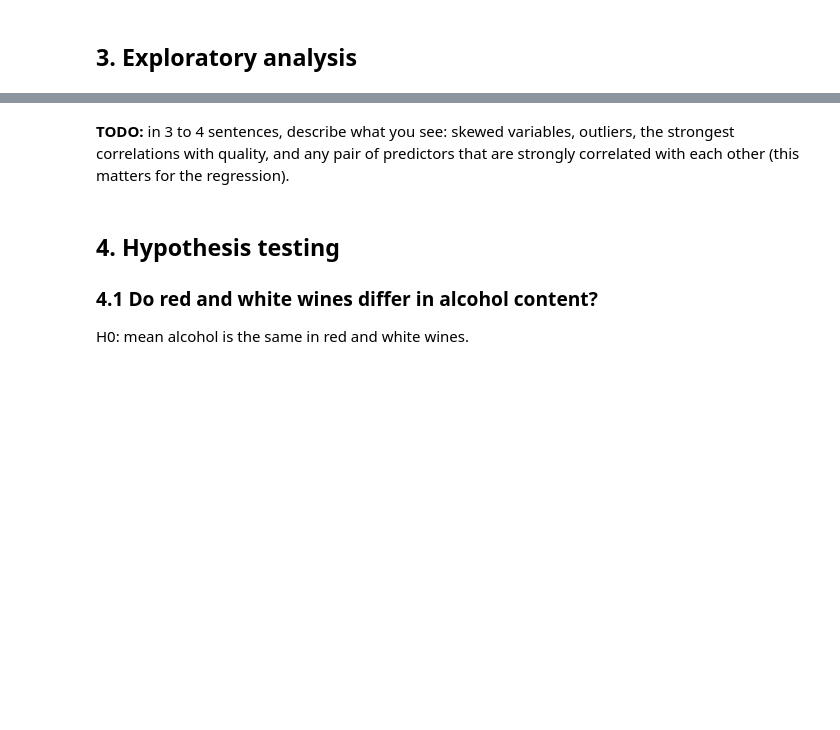
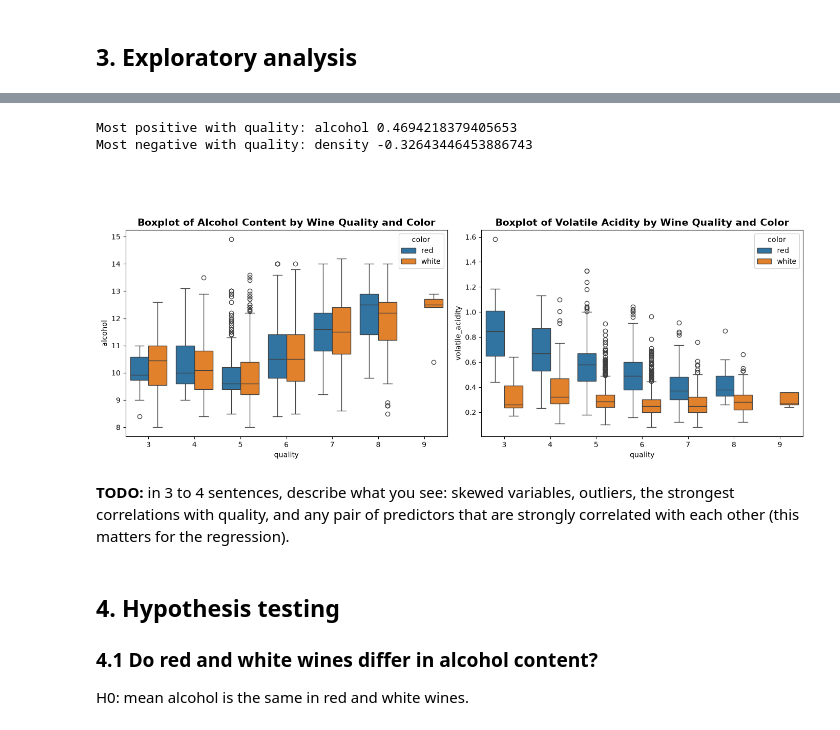
Before and after one commit to claudiabesilva/data-science-portfolio, a Jupyter notebook: Wine_quality_analysis/wine_quality_analysis.ipynb, the cells around one changed output, grey strips where cells are left out. Cells and saved outputs as stored; diff of their text form; code cells hidden in the pictures; blank space fills up the shorter version.

```diff
--- a/Wine_quality_analysis/wine_quality_analysis.ipynb
+++ b/Wine_quality_analysis/wine_quality_analysis.ipynb
@@ -90,0 +186,9 @@ plt.show()
+# %%
+# Finding the features that are most positively and negatively correlated with quality
+quality_corr = corr["quality"].drop("quality")
+
+print("Most positive with quality:", quality_corr.idxmax(), quality_corr.max())
+print("Most negative with quality:", quality_corr.idxmin(), quality_corr.min())
+# %% [output]
+Most positive with quality: alcohol 0.4694218379405653
+Most negative with quality: density -0.32643446453886743
@@ -91,9 +217,19 @@ plt.show()
+# %% [markdown]
+#
 # %%
+# Visualizing the relationship between quality and alcohol content, and quality and volatile acidity using boxplots
 fig, axes = plt.subplots(1, 2, figsize=(14, 5))
 sns.boxplot(data=df, x="quality", y="alcohol", hue="color", ax=axes[0])
+title = "Boxplot of Alcohol Content by Wine Quality and Color"
+axes[0].set_title(title, y = 1.0, fontweight = "bold",fontsize = 14)
+
 sns.boxplot(data=df, x="quality", y="volatile_acidity", hue="color", ax=axes[1])
+title = "Boxplot of Volatile Acidity by Wine Quality and Color"
+axes[1].set_title(title, y = 1.0, fontweight = "bold",fontsize = 14)
 plt.tight_layout()
 plt.show()
+# %% [output]
+[figure, added]
 # %% [markdown]
 **TODO:** in 3 to 4 sentences, describe what you see: skewed variables, outliers, the strongest correlations with quality, and any pair of predictors that are strongly correlated with each other (this matters for the regression).
 # %% [markdown]
```
Also changed, not shown: parts of 14 cells of this notebook.
